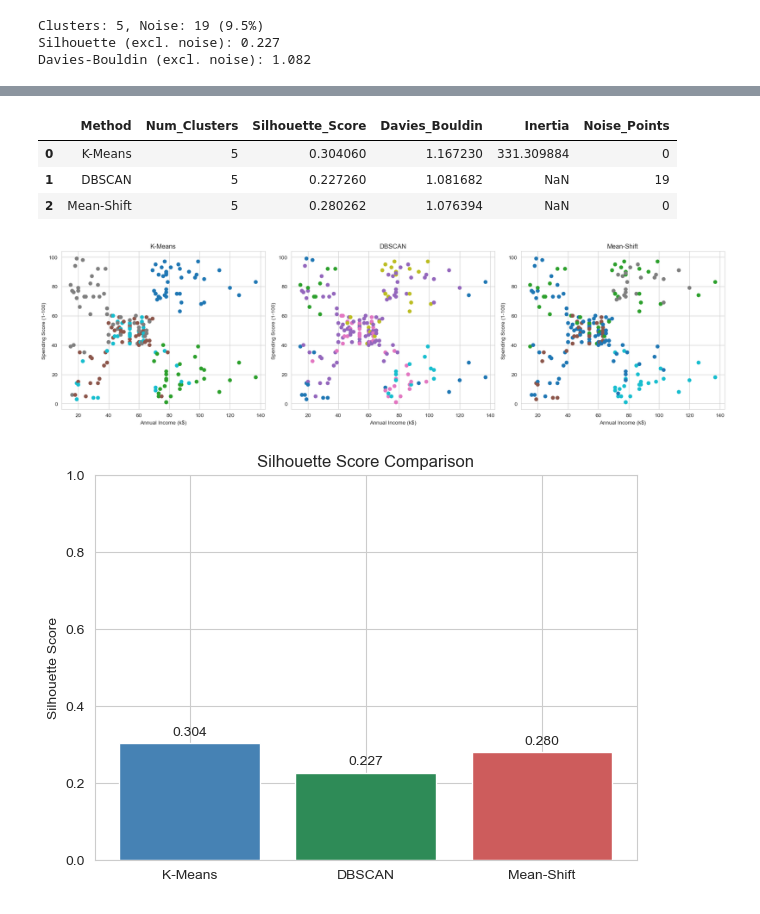
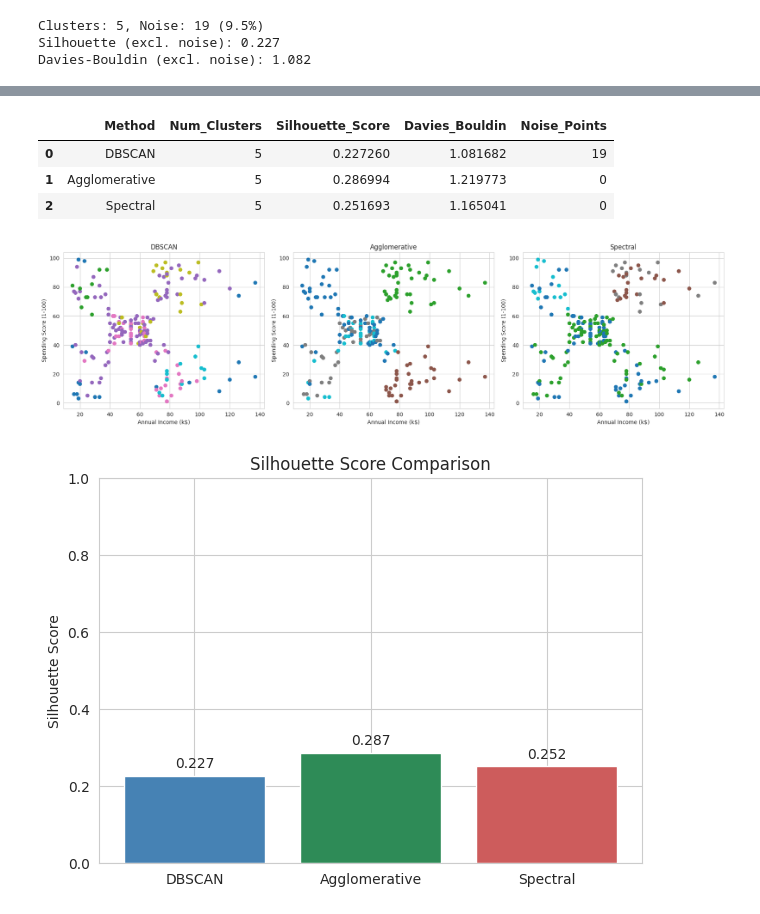
Before and after one commit to Devon-888/AI-Assignment, a Jupyter notebook: AI Assignment/Customer_Segmentation_Clustering.ipynb, the cells around one changed output, grey strips where cells are left out. Cells and saved outputs as stored; diff of their text form; code cells hidden in the pictures.

```diff
--- a/AI Assignment/Customer_Segmentation_Clustering.ipynb
+++ b/AI Assignment/Customer_Segmentation_Clustering.ipynb
@@ -253,0 +193,13 @@ Davies-Bouldin: 1.076
+# %%
+K_AGG = 5
+
+agg = AgglomerativeClustering(n_clusters=K_AGG, linkage="ward")
+agg_labels = agg.fit_predict(X_scaled)
+df_proc["Agglomerative_Cluster"] = agg_labels
+
+agg_silhouette = silhouette_score(X_scaled, agg_labels)
+agg_db = davies_bouldin_score(X_scaled, agg_labels)
+
+print(f"Clusters: {K_AGG}")
+print(f"Silhouette: {agg_silhouette:.3f}")
+print(f"Davies-Bouldin: {agg_db:.3f}")
@@ -253,0 +266,14 @@ Davies-Bouldin: 1.076
+# %%
+K_SPEC = 5
+
+spectral = SpectralClustering(n_clusters=K_SPEC, affinity="nearest_neighbors",
+                               n_neighbors=10, random_state=42, assign_labels="kmeans")
+spectral_labels = spectral.fit_predict(X_scaled)
+df_proc["Spectral_Cluster"] = spectral_labels
+
+spectral_silhouette = silhouette_score(X_scaled, spectral_labels)
+spectral_db = davies_bouldin_score(X_scaled, spectral_labels)
+
+print(f"Clusters: {K_SPEC}")
+print(f"Silhouette: {spectral_silhouette:.3f}")
+print(f"Davies-Bouldin: {spectral_db:.3f}")
@@ -280,38 +310,37 @@ df_proc.groupby("MeanShift_Cluster")[["Age", "Annual Income (k$)", "Spending Sco
 # %%
 comparison = pd.DataFrame({
-    "Method": ["K-Means", "DBSCAN", "Mean-Shift"],
-    "Num_Clusters": [K_OPTIMAL, n_clusters_db, n_clusters_ms],
-    "Silhouette_Score": [kmeans_silhouette, dbscan_silhouette, meanshift_silhouette],
-    "Davies_Bouldin": [kmeans_db, dbscan_db_score, meanshift_db_score],
-    "Inertia": [kmeans_inertia, np.nan, np.nan],
-    "Noise_Points": [0, n_noise, 0],
+    "Method": ["DBSCAN", "Agglomerative", "Spectral"],
+    "Num_Clusters": [n_clusters_db, K_AGG, K_SPEC],
+    "Silhouette_Score": [dbscan_silhouette, agg_silhouette, spectral_silhouette],
+    "Davies_Bouldin": [dbscan_db_score, agg_db, spectral_db],
+    "Noise_Points": [n_noise, 0, 0],
 })
 comparison
 # %% [output]
-|  | Method | Num_Clusters | Silhouette_Score | Davies_Bouldin | Inertia | Noise_Points |
-| 0 | K-Means | 5 | 0.304060 | 1.167230 | 331.309884 | 0 |
-| 1 | DBSCAN | 5 | 0.227260 | 1.081682 | NaN | 19 |
-| 2 | Mean-Shift | 5 | 0.280262 | 1.076394 | NaN | 0 |
+|  | Method | Num_Clusters | Silhouette_Score | Davies_Bouldin | Noise_Points |
+| 0 | DBSCAN | 5 | 0.227260 | 1.081682 | 19 |
+| 1 | Agglomerative | 5 | 0.286994 | 1.219773 | 0 |
+| 2 | Spectral | 5 | 0.251693 | 1.165041 | 0 |
 # %%
 fig, axes = plt.subplots(1, 3, figsize=(18, 5))
-labels_dict = {"K-Means": kmeans_labels, "DBSCAN": dbscan_labels, "Mean-Shift": meanshift_labels}
+labels_dict = {"DBSCAN": dbscan_labels, "Agglomerative": agg_labels, "Spectral": spectral_labels}
 
 for ax, (name, labels) in zip(axes, labels_dict.items()):
     sc = ax.scatter(df["Annual Income (k$)"], df["Spending Score (1-100)"], c=labels, cmap="tab10", s=40)
     ax.set_title(name)
     ax.set_xlabel("Annual Income (k$)")
     ax.set_ylabel("Spending Score (1-100)")
 plt.tight_layout()
 plt.show()
 
 plt.figure(figsize=(7, 5))
 plt.bar(comparison["Method"], comparison["Silhouette_Score"], color=["steelblue", "seagreen", "indianred"])
 plt.title("Silhouette Score Comparison")
 plt.ylabel("Silhouette Score")
 plt.ylim(0, 1)
 for i, v in enumerate(comparison["Silhouette_Score"]):
     plt.text(i, v + 0.02, f"{v:.3f}", ha="center")
 plt.show()
 # %% [output]
-[figure, old version]
+[figure, new version]
-[figure, old version]
+[figure, new version]
```
Also changed, not shown: parts of 16 cells of this notebook.
